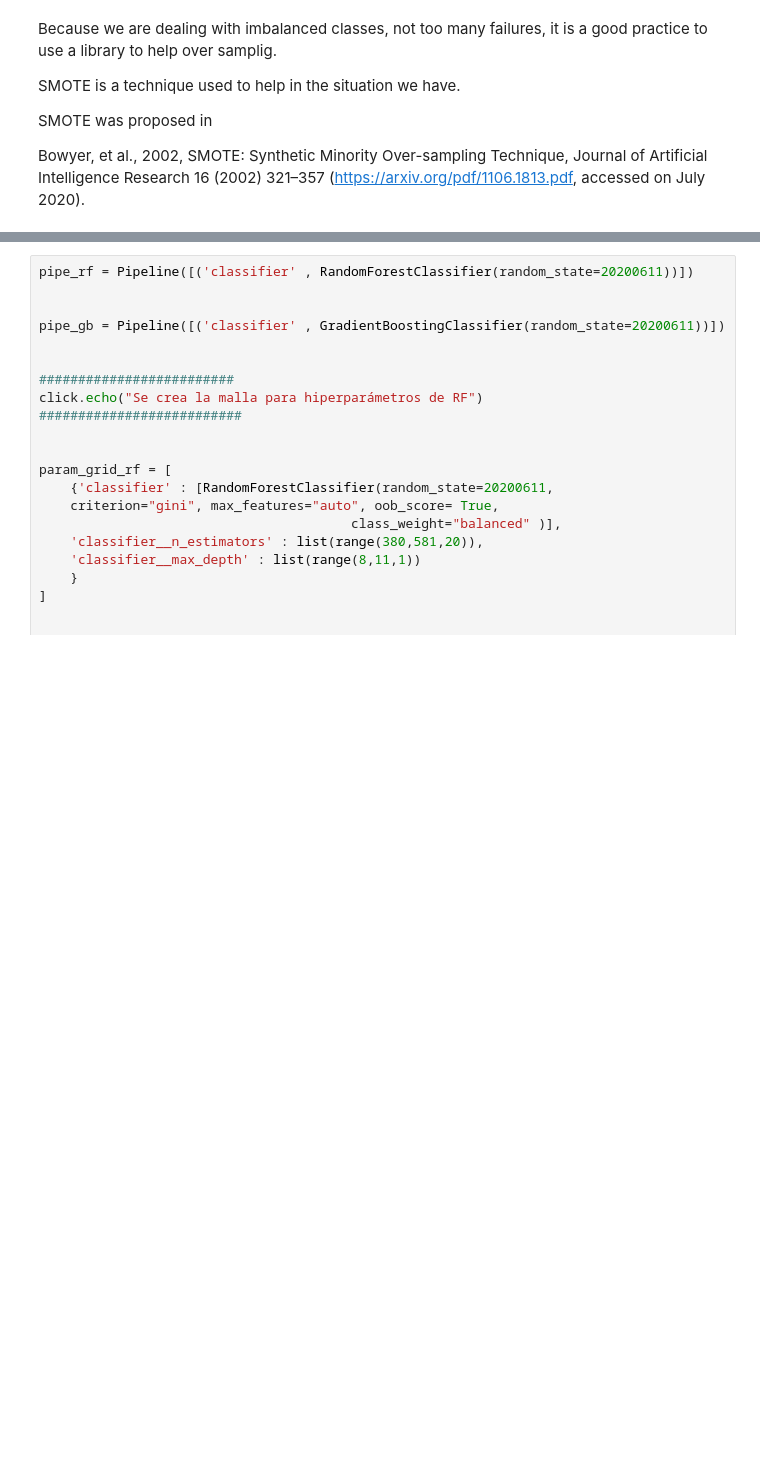
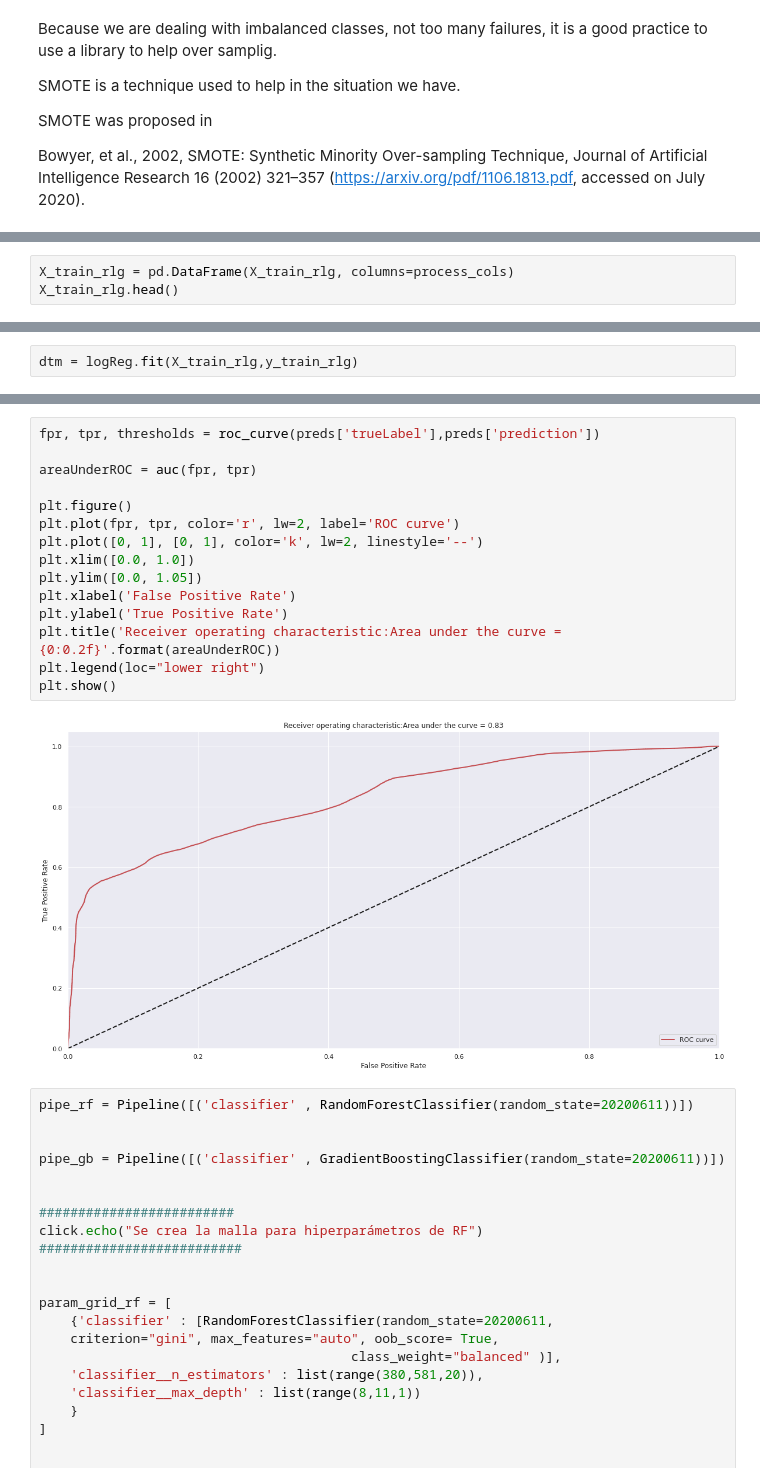
Before and after one commit to qSergio/rare_anomaly, a Jupyter notebook: anomalia/Work Sample.ipynb, the cells around one changed output, grey strips where cells are left out. Cells and saved outputs as stored; diff of their text form; blank space fills up the shorter version.

```diff
--- a/anomalia/Work Sample.ipynb
+++ b/anomalia/Work Sample.ipynb
@@ -464,0 +500,3 @@ X_test_lg = pipeline.fit_transform(X_test)
+# %%
+X_train_rlg = pd.DataFrame(X_train_rlg, columns=process_cols)
+X_train_rlg.head()
@@ -489,3 +526,5 @@ logReg = LogisticRegression(penalty=penalty,
                             n_jobs=-1)
 
 pipe_lg = Pipeline([('classifier' , logReg)])
+# %%
+dtm = logReg.fit(X_train_rlg,y_train_rlg)
@@ -492,3 +631,20 @@ pipe_lg = Pipeline([('classifier' , logReg)])
+# %%
+fpr, tpr, thresholds = roc_curve(preds['trueLabel'],preds['prediction'])
+
+areaUnderROC = auc(fpr, tpr)
+
+plt.figure()
+plt.plot(fpr, tpr, color='r', lw=2, label='ROC curve')
+plt.plot([0, 1], [0, 1], color='k', lw=2, linestyle='--')
+plt.xlim([0.0, 1.0])
+plt.ylim([0.0, 1.05])
+plt.xlabel('False Positive Rate')
+plt.ylabel('True Positive Rate')
+plt.title('Receiver operating characteristic:Area under the curve = {0:0.2f}'.format(areaUnderROC))
+plt.legend(loc="lower right")
+plt.show()
+# %% [output]
+[figure, added]
 # %%
 pipe_rf = Pipeline([('classifier' , RandomForestClassifier(random_state=20200611))])
 
```
Also changed, not shown: parts of 16 cells of this notebook.
